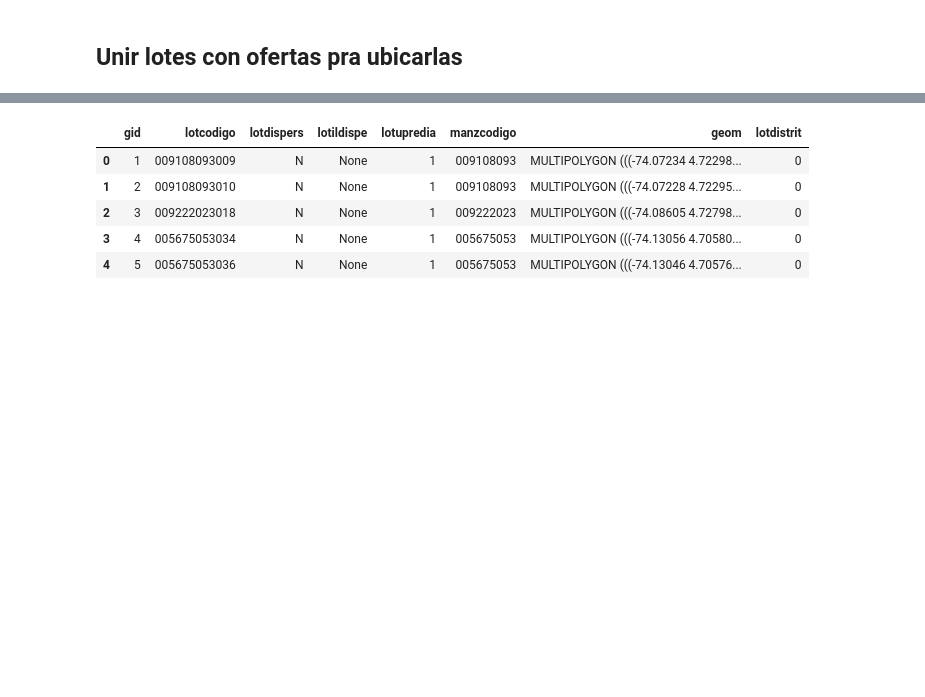
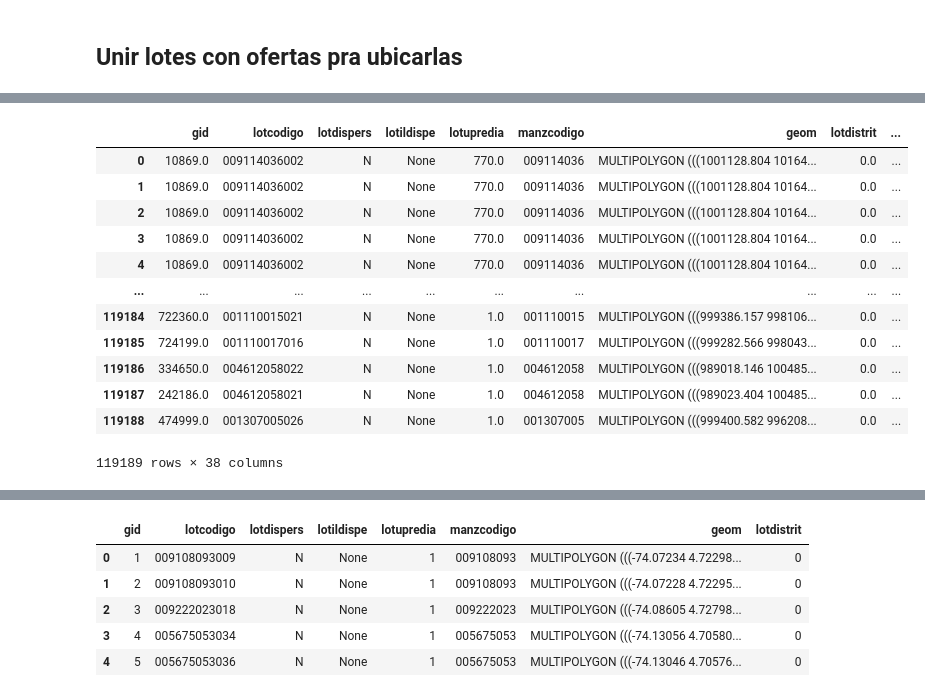
Before and after one commit to rcamilo1526/DS4A_53, a Jupyter notebook: project/EDA-AEDE/Review_data.ipynb, the cells around one changed output, grey strips where cells are left out. Saved outputs shown, nothing was run; the diff lists cells and outputs as text; code cells hidden in the pictures; blank space fills up the shorter version.

```diff
--- a/project/EDA-AEDE/Review_data.ipynb
+++ b/project/EDA-AEDE/Review_data.ipynb
@@ -168,0 +228,18 @@ dtype: object
+# %%
+# nombres = [x.replace(' ','_') for x in list(ofertas)]
+# ofertas.columns= nombres
+
+def clean_code(code,n):
+    if len(str(code))< n:
+        return ('0'*(n-len(str(code))))+str(code)
+    else:
+        return str(code)
+
+ofertas['Codigo_Barrio'] = ofertas['Codigo_Barrio'].apply(lambda x: clean_code(x,6))
+ofertas['Codigo_Manzana'] = ofertas['Codigo_Manzana'].apply(lambda x: clean_code(x,3))
+ofertas['Codigo_Predio'] = ofertas['Codigo_Predio'].apply(lambda x: clean_code(x,3))
+ofertas['Codigo_Construccion'] = ofertas['Codigo_Construccion'].apply(lambda x: clean_code(x,3))
+ofertas['Codigo_Resto'] = ofertas['Codigo_Resto'].apply(lambda x: clean_code(x,5))
+ofertas['Area_Construida'] = ofertas['Area_Construida'].apply(lambda x: float(re.sub("-","0",re.sub(",", ".", x))))
+ofertas['Codigo_Oferta'] = ofertas['Codigo_Oferta'].apply(lambda x: str(int(x)))
+ofertas.head()
@@ -271,0 +601,2 @@ Predio.head()
+# %%
+Lote = gpd.GeoDataFrame.from_postgis(sql_lote, con, geom_col='geom')
@@ -300,0 +697,2 @@ ZonaHidrogaficaSubcuenca.head()
+# %%
+ofertas['lotcodigo'] = ofertas['Codigo_Barrio']+ofertas['Codigo_Manzana']+ofertas['Codigo_Predio']
@@ -300,0 +736,19 @@ ZonaHidrogaficaSubcuenca.head()
+# %%
+Lote_3116 = Lote.to_crs("EPSG:3116")
+# %%
+Lotes_ofertas = pd.merge(Lote_3116,ofertas,on='lotcodigo',how='right')
+Lotes_ofertas
+# %% [output]
+|  | gid | lotcodigo | lotdispers | lotildispe | lotupredia | manzcodigo | geom | lotdistrit | ... |
+| 0 | 10869.0 | 009114036002 | N | None | 770.0 | 009114036 | MULTIPOLYGON (((1001128.804 10164... | 0.0 | ... |
+| 1 | 10869.0 | 009114036002 | N | None | 770.0 | 009114036 | MULTIPOLYGON (((1001128.804 10164... | 0.0 | ... |
+| 2 | 10869.0 | 009114036002 | N | None | 770.0 | 009114036 | MULTIPOLYGON (((1001128.804 10164... | 0.0 | ... |
+| 3 | 10869.0 | 009114036002 | N | None | 770.0 | 009114036 | MULTIPOLYGON (((1001128.804 10164... | 0.0 | ... |
+| 4 | 10869.0 | 009114036002 | N | None | 770.0 | 009114036 | MULTIPOLYGON (((1001128.804 10164... | 0.0 | ... |
+| ... | ... | ... | ... | ... | ... | ... | ... | ... | ... |
+| 119184 | 722360.0 | 001110015021 | N | None | 1.0 | 001110015 | MULTIPOLYGON (((999386.157 998106... | 0.0 | ... |
+| 119185 | 724199.0 | 001110017016 | N | None | 1.0 | 001110017 | MULTIPOLYGON (((999282.566 998043... | 0.0 | ... |
+| 119186 | 334650.0 | 004612058022 | N | None | 1.0 | 004612058 | MULTIPOLYGON (((989018.146 100485... | 0.0 | ... |
+| 119187 | 242186.0 | 004612058021 | N | None | 1.0 | 004612058 | MULTIPOLYGON (((989023.404 100485... | 0.0 | ... |
+| 119188 | 474999.0 | 001307005026 | N | None | 1.0 | 001307005 | MULTIPOLYGON (((999400.582 996208... | 0.0 | ... |
+119189 rows × 38 columns
```
Also changed, not shown: parts of 120 cells of this notebook, 10 other files.
